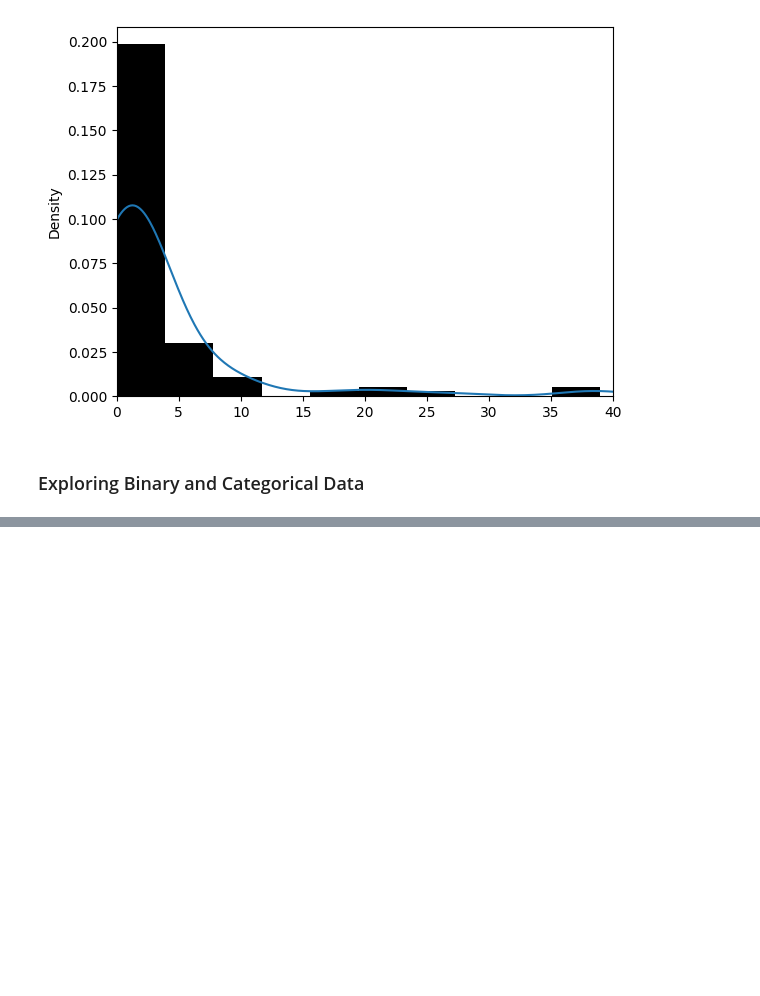
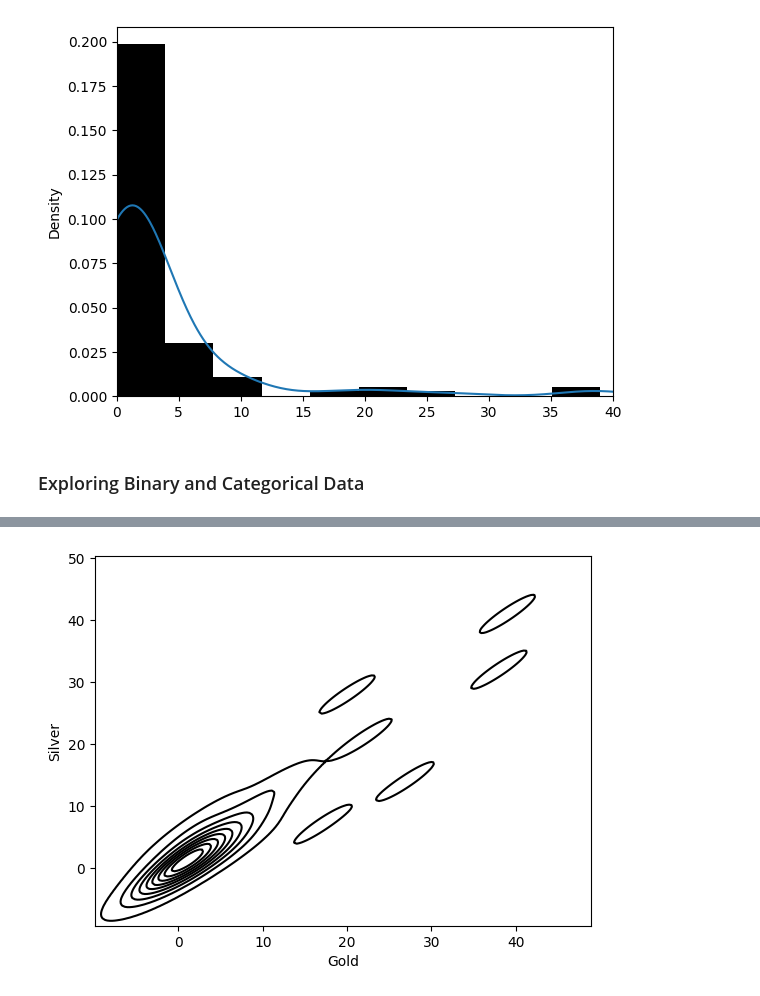
Before and after one commit to OjmJakon/Mini-Projects, a Jupyter notebook: Data Science/Practical Statistics For Data Scientists (book)/Chapter 1.ipynb, the cells around one changed output, grey strips where cells are left out. Cells and saved outputs as stored; diff of their text form; code cells hidden in the pictures; blank space fills up the shorter version.

```diff
--- a/Data Science/Practical Statistics For Data Scientists (book)/Chapter 1.ipynb
+++ b/Data Science/Practical Statistics For Data Scientists (book)/Chapter 1.ipynb
@@ -158,0 +187,7 @@ plt.show()
+# %%
+#Contour plot
+import seaborn as sns
+ax = sns.kdeplot(x=medal_count["Gold"], y=medal_count["Silver"], color="black")
+plt.show()
+# %% [output]
+[figure, added]
```
Also changed, not shown: parts of 8 cells of this notebook.
